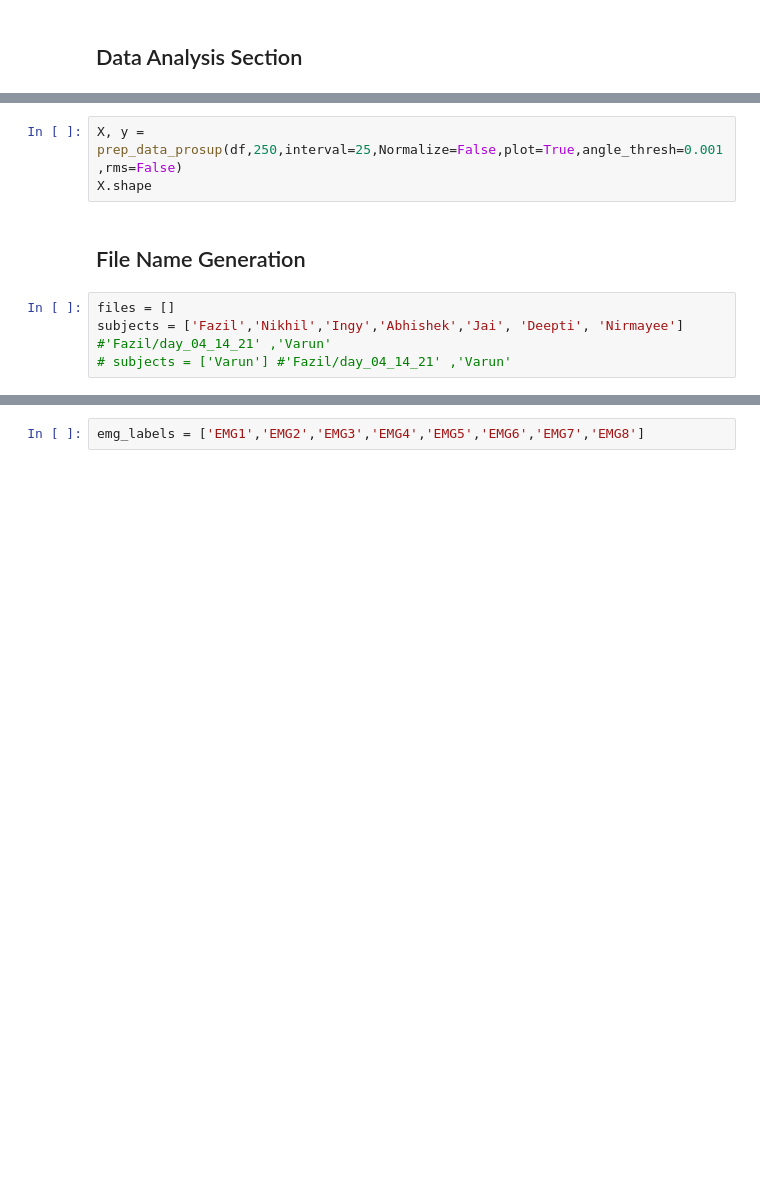
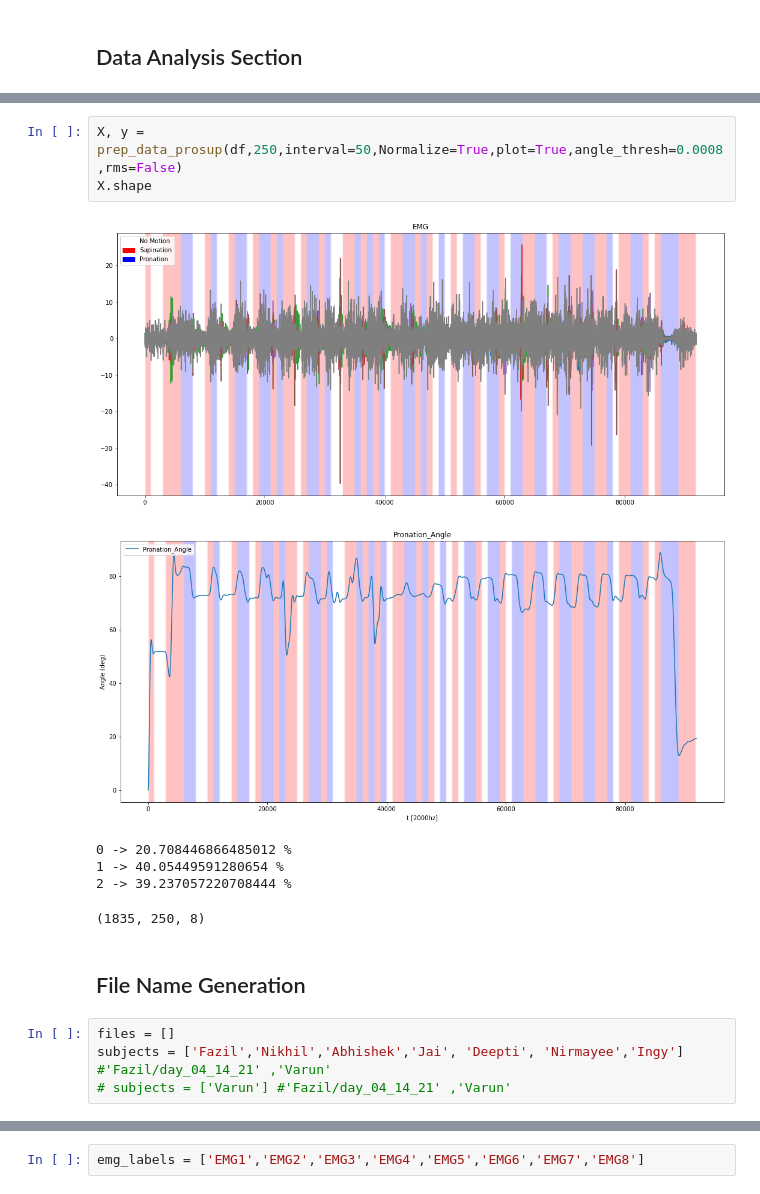
Before and after one commit to fazildgr8/wrist_control_CNN_AWEAR, a Jupyter notebook: Prosup_Classifier.ipynb, the cells around one changed output, grey strips where cells are left out. Saved outputs shown, nothing was run; the diff lists cells and outputs as text; blank space fills up the shorter version.

```diff
--- a/Prosup_Classifier.ipynb
+++ b/Prosup_Classifier.ipynb
@@ -39,11 +36,18 @@ df[angle_lables] = np.array(angle_df)
 # %%
-X, y = prep_data_prosup(df,250,interval=25,Normalize=False,plot=True,angle_thresh=0.001,rms=False)
+X, y = prep_data_prosup(df,250,interval=50,Normalize=True,plot=True,angle_thresh=0.0008,rms=False)
 X.shape
+# %% [output]
+[figure, added]
+[figure, added]
+0 -> 20.708446866485012 %
+1 -> 40.05449591280654 %
+2 -> 39.237057220708444 %
+(1835, 250, 8)
 # %% [markdown]
 ## File Name Generation
 # %%
 files = []
-subjects = ['Fazil','Nikhil','Ingy','Abhishek','Jai', 'Deepti', 'Nirmayee'] #'Fazil/day_04_14_21' ,'Varun'
+subjects = ['Fazil','Nikhil','Abhishek','Jai', 'Deepti', 'Nirmayee','Ingy'] #'Fazil/day_04_14_21' ,'Varun'
 # subjects = ['Varun'] #'Fazil/day_04_14_21' ,'Varun'
 # %%
 for subj in subjects:
```
Also changed, not shown: parts of 22 cells of this notebook, 11 other files.
